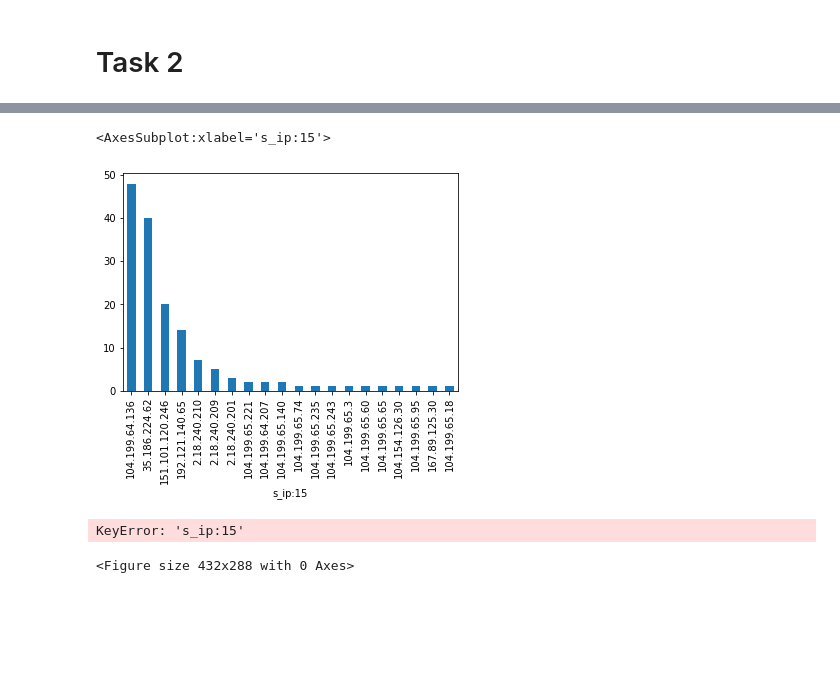
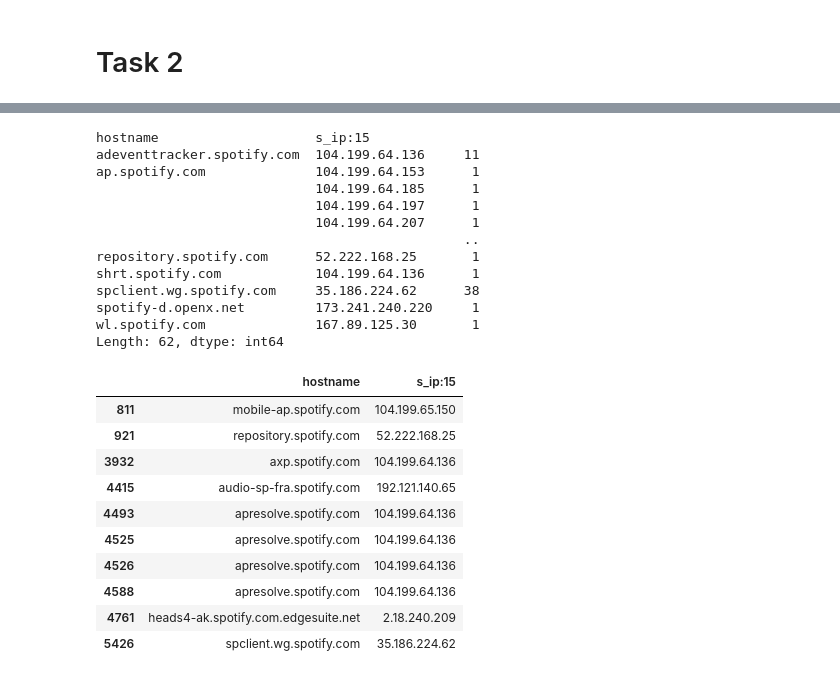
Before and after one commit to AlessioFerra/NML_Group4, a Jupyter notebook: Lab04.ipynb, the cells around one changed output, grey strips where cells are left out. Cells and saved outputs as stored; diff of their text form; code cells hidden in the pictures; blank space fills up the shorter version.

```diff
--- a/Lab04.ipynb
+++ b/Lab04.ipynb
@@ -236,14 +271,36 @@ sp_hostname_df.head(20).plot(kind='bar')
 # %%
-# group and plot by IP
-plt.figure()
-sp_dataf.groupby(['s_ip:15']).size().sort_values(ascending=False).head(20).plot(kind='bar')
+# POINT 8
+# group and plot
+# plt.figure()
+# sp_dataf.groupby(['hostname', 's_ip:15']).size().sort_values(ascending=False).head(20).plot(kind='bar', stacked=True)
+sp_subserv_IPs = sp_dataf.groupby(['hostname', 's_ip:15']).size()
+
+print(sp_subserv_IPs)
+# count = sp_subserv_IPs.value_counts().sum()
+# count
+sp_dataf[['hostname', 's_ip:15']].head(10)
 # %% [output]
-<AxesSubplot:xlabel='s_ip:15'>
+hostname                    s_ip:15
+adeventtracker.spotify.com  104.199.64.136     11
+ap.spotify.com              104.199.64.153      1
+                            104.199.64.185      1
+                            104.199.64.197      1
+                            104.199.64.207      1
+                                               ..
+repository.spotify.com      52.222.168.25       1
+shrt.spotify.com            104.199.64.136      1
+spclient.wg.spotify.com     35.186.224.62      38
+spotify-d.openx.net         173.241.240.220     1
+wl.spotify.com              167.89.125.30       1
+Length: 62, dtype: int64
-[figure, removed]
+|  | hostname | s_ip:15 |
+| 811 | mobile-ap.spotify.com | 104.199.65.150 |
+| 921 | repository.spotify.com | 52.222.168.25 |
+| 3932 | axp.spotify.com | 104.199.64.136 |
+| 4415 | audio-sp-fra.spotify.com | 192.121.140.65 |
+| 4493 | apresolve.spotify.com | 104.199.64.136 |
+| 4525 | apresolve.spotify.com | 104.199.64.136 |
+| 4526 | apresolve.spotify.com | 104.199.64.136 |
+| 4588 | apresolve.spotify.com | 104.199.64.136 |
+| 4761 | heads4-ak.spotify.com.edgesuite.net | 2.18.240.209 |
+| 5426 | spclient.wg.spotify.com | 35.186.224.62 |
-# %%
-# group and plot by hostname
-plt.figure()
-sp_hostname_df.groupby(['s_ip:15']).size().sort_values(ascending=False).plot(kind='bar')
-# %% [output]
-KeyError: 's_ip:15'
-<Figure size 432x288 with 0 Axes>
```
Also changed, not shown: parts of 5 cells of this notebook.
